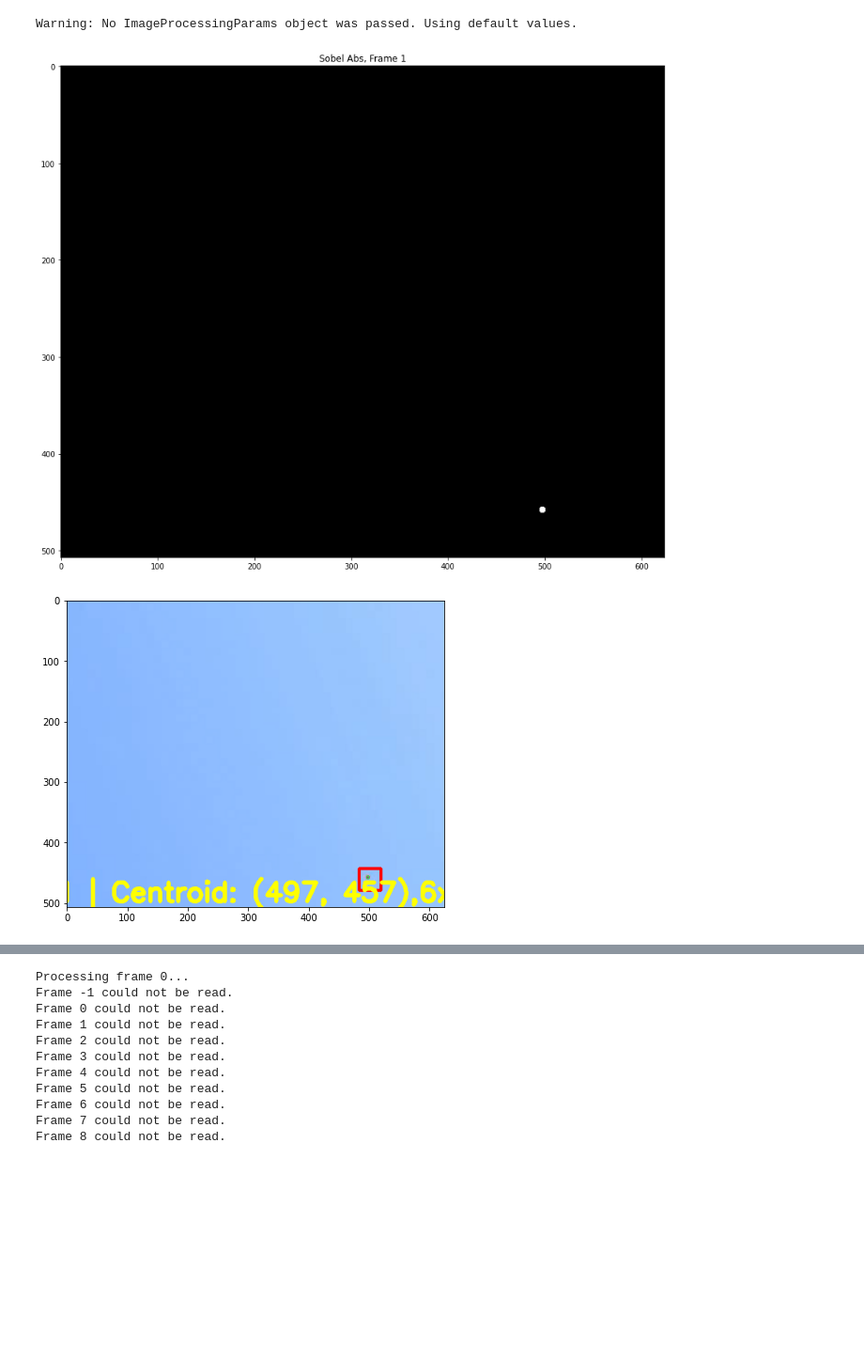
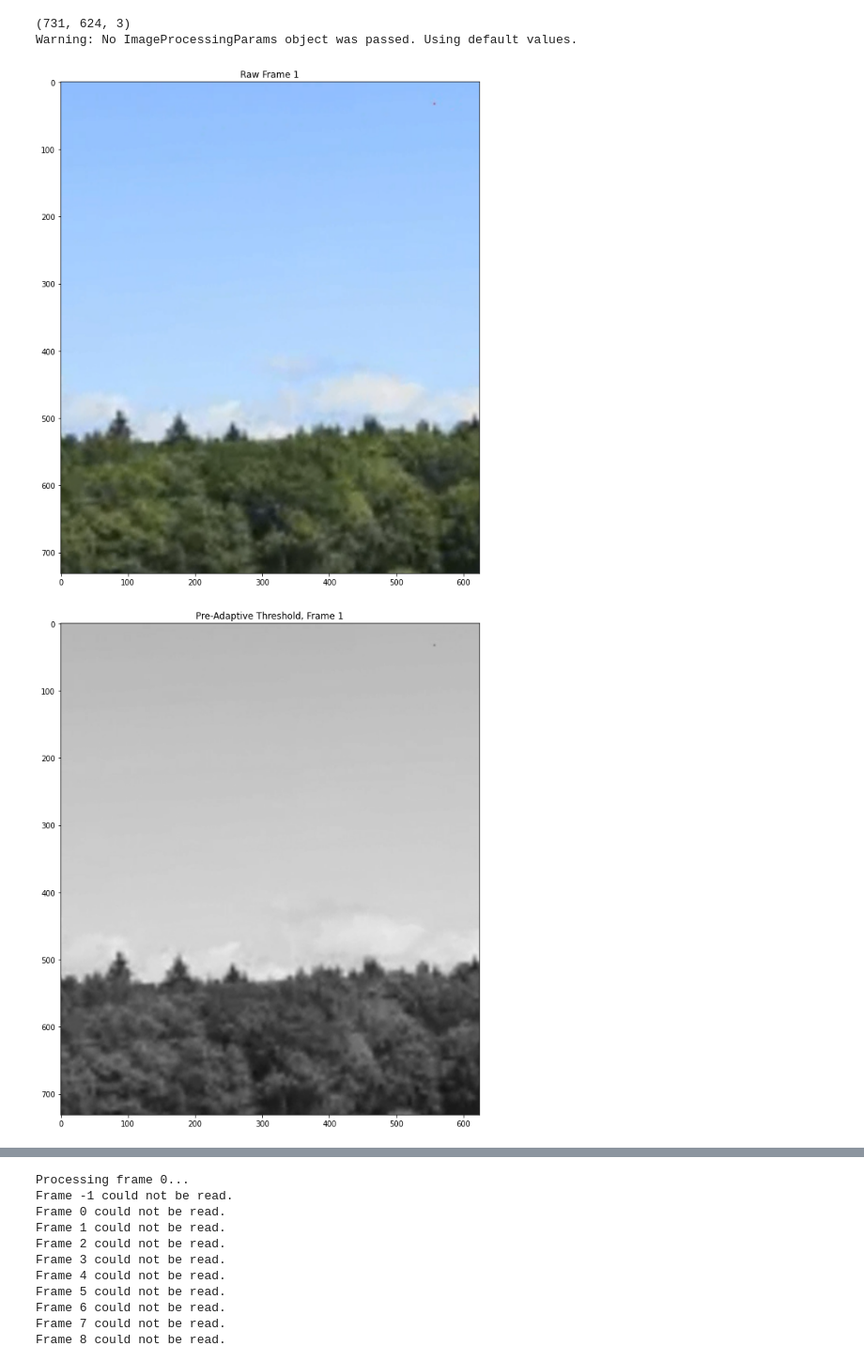
Before and after one commit to robertej19/aiguess, a Jupyter notebook: image_processing/z_python_notebooks/autotest.ipynb, the cells around one changed output, grey strips where cells are left out. Shown at 94% size. Drawn from its saved outputs; the diff is of its cells as text; code cells hidden in the pictures; blank space fills up the shorter version.

```diff
--- a/image_processing/z_python_notebooks/autotest.ipynb
+++ b/image_processing/z_python_notebooks/autotest.ipynb
@@ -31,29 +30,35 @@ from src.detect_basic import detect_basic
 #cap = cv2.VideoCapture('synth_track_video.mp4')
 #ret, frame = cap.read()
 # %%
-frame = cv2.imread('../resources/foi_2.png')
+frame = cv2.imread('../resources/foi_2b.png')
+#Print out the shape of the frame
+print(frame.shape)
+#frame = cv2.imread('../frame_50/0_raw_frame.png')
+#frame = frame[0:100,0:600]#:250,550:650]
+
 complete_frame, x,y,w,h, contour_mask, identified_object = detect_basic(frame,1,debug=True,
-                                                                        debug_image_width=20,save_figs=True)
-
+                                                                        debug_image_width=20,save_figs=False)
+print(x,y,w,h)
 show_bgr(complete_frame, w=10)
 #shrink the contour mask by 1 pixel
 contour_mask = cv2.erode(contour_mask, np.ones((3,3), np.uint8), iterations=1)
 show_bgr(contour_mask, w=10)
 
 background_mask = create_donut_mask_with_exclusion(frame, identified_object,
                                        outer_pad_ratio=2,
                                        exclusion_pad_ratio=1)
 
 show_bgr(background_mask, w=10)
 
 
 b_min, b_max = get_min_max_lab_values(frame, background_mask)
 o_min, o_max = get_min_max_lab_values(frame, contour_mask)
-
+print(b_min,b_max)
 plot_min_max_lab_colors(b_min, b_max)
 plot_min_max_lab_colors(o_min, o_max)
 show_bgr(complete_frame, w=10)
 # %% [output]
+(731, 624, 3)
 Warning: No ImageProcessingParams object was passed. Using default values.
-[figure, old version]
+[figure, new version]
-[figure, old version]
+[figure, new version]
```
Also changed, not shown: parts of 3 cells of this notebook, 29 other files.
